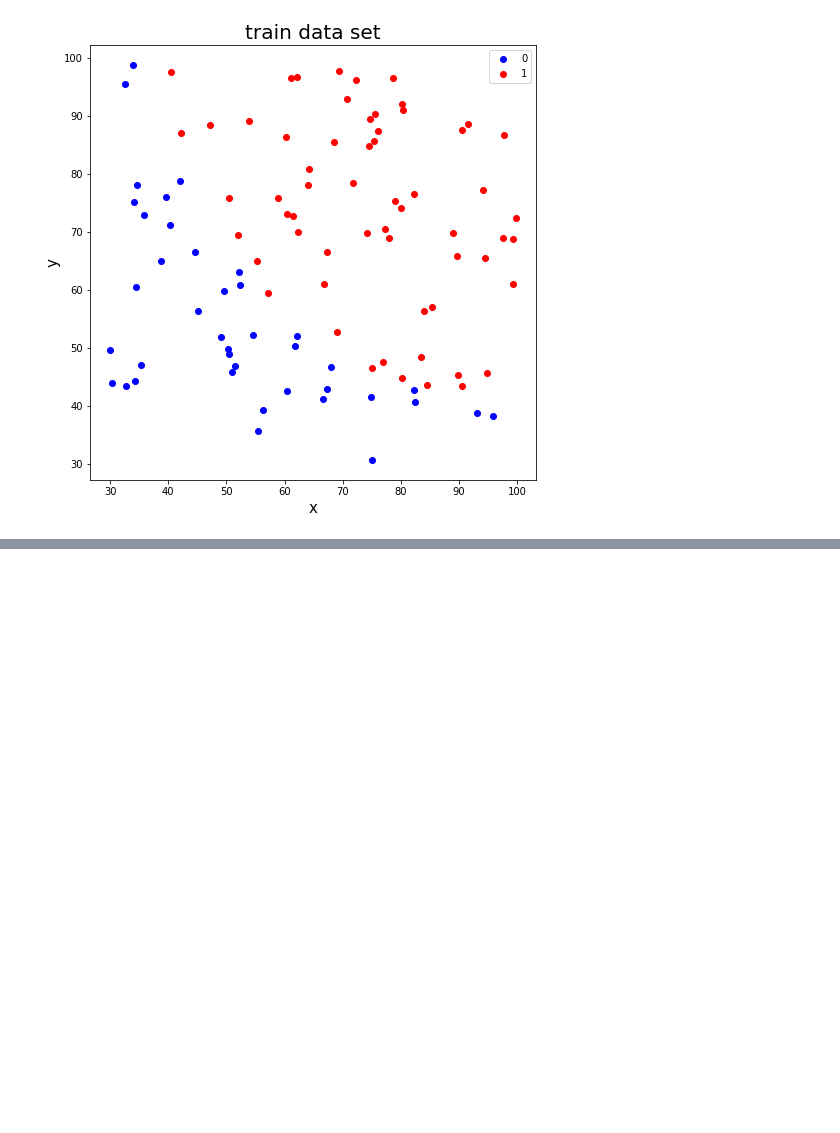
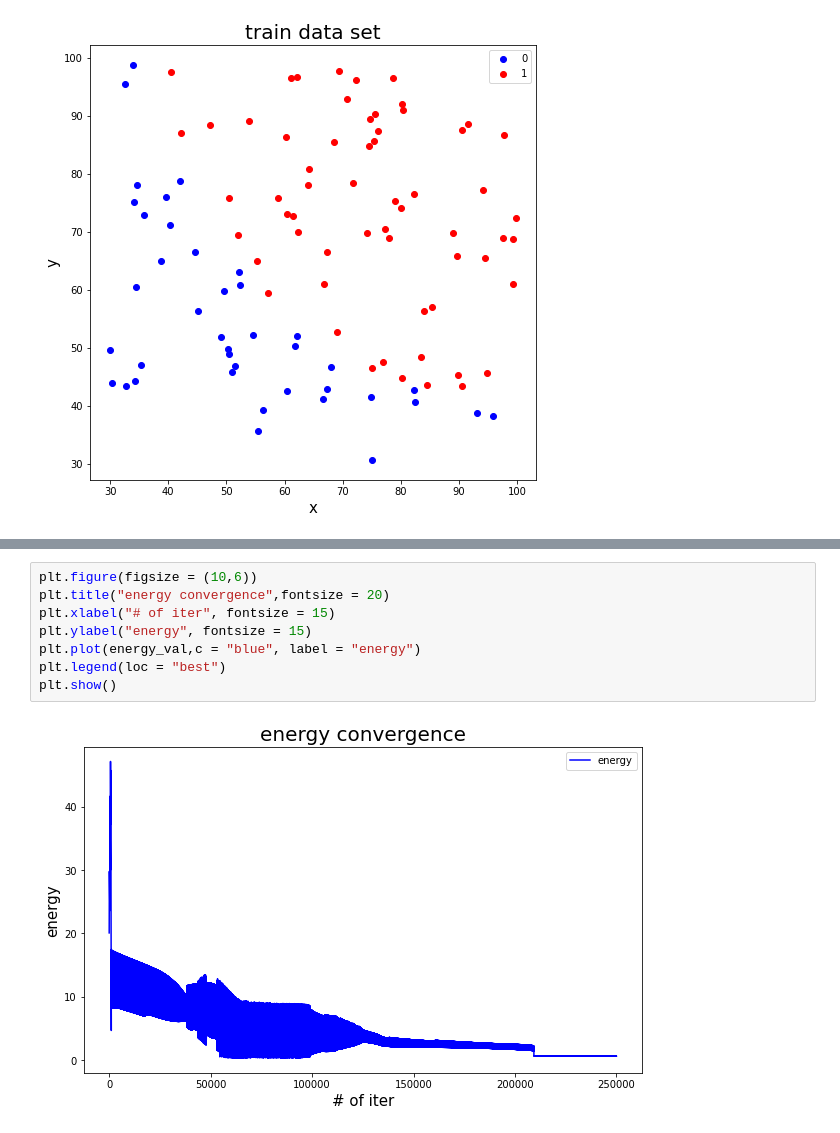
Before and after one commit to thdgmltjd123/MLProject, a Jupyter notebook: 20150711_Assignment05.ipynb, the cells around one changed output, grey strips where cells are left out. Cells and saved outputs as stored; diff of their text form; blank space fills up the shorter version.

```diff
--- a/20150711_Assignment05.ipynb
+++ b/20150711_Assignment05.ipynb
@@ -41,0 +125,10 @@ plt.show()
+# %%
+plt.figure(figsize = (10,6))
+plt.title("energy convergence",fontsize = 20)
+plt.xlabel("# of iter", fontsize = 15)
+plt.ylabel("energy", fontsize = 15)
+plt.plot(energy_val,c = "blue", label = "energy")
+plt.legend(loc = "best")
+plt.show()
+# %% [output]
+[figure, added]
```
Also changed, not shown: parts of 5 cells of this notebook.
